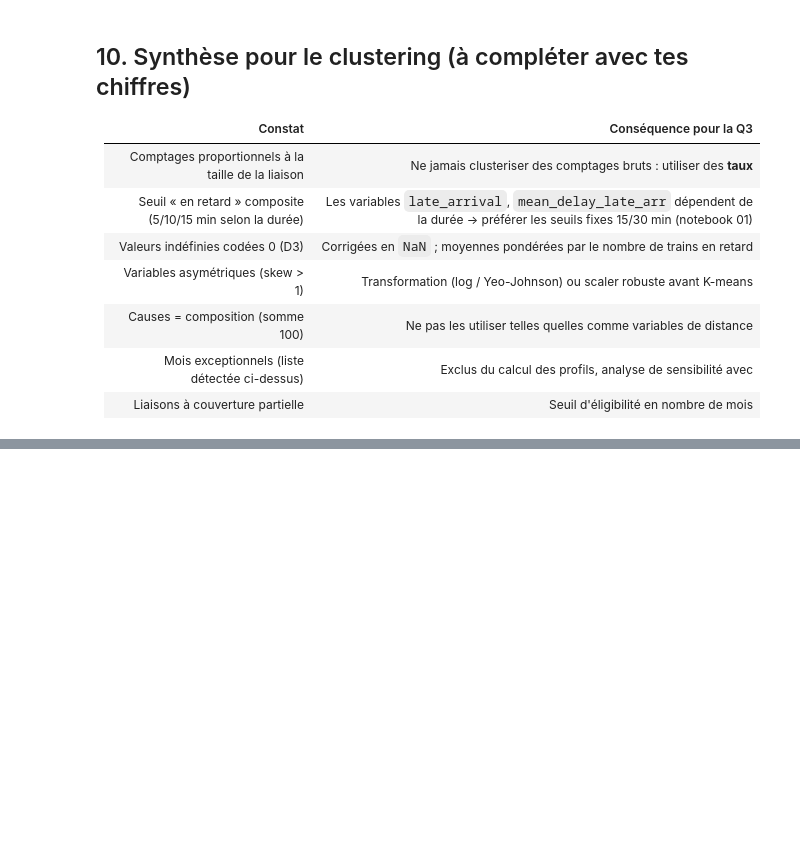
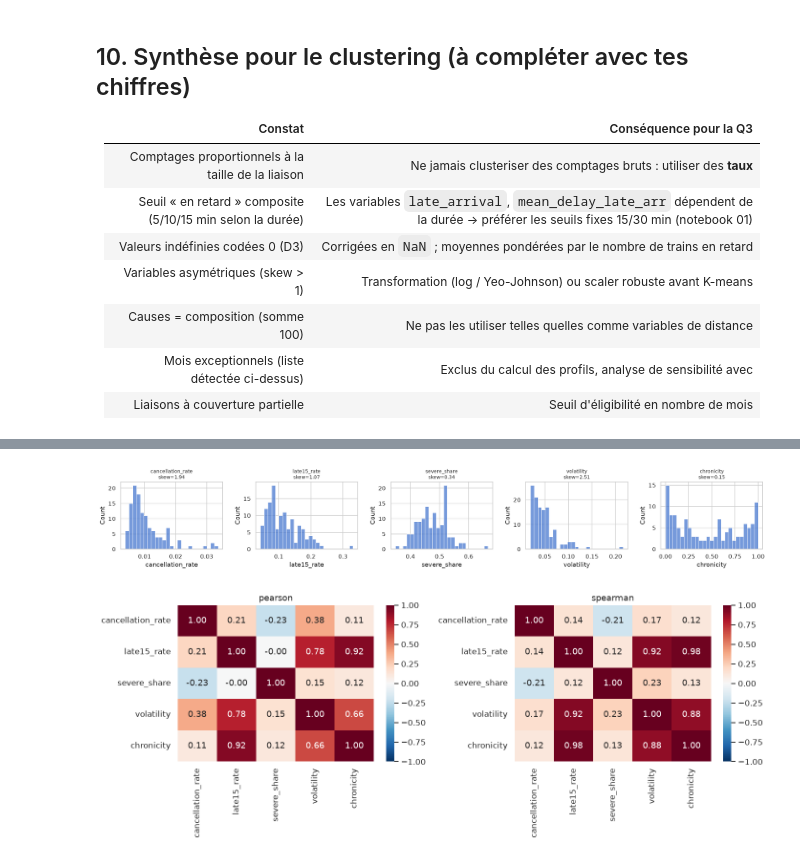
Before and after one commit to bouharrameryem-gmail-com/railinsight, a Jupyter notebook: notebooks/Q3_punctuality_profiles_EDA.ipynb, the cells around one changed output, grey strips where cells are left out. Drawn from its saved outputs; the diff is of its cells as text; code cells hidden in the pictures; blank space fills up the shorter version.

```diff
--- a/notebooks/Q3_punctuality_profiles_EDA.ipynb
+++ b/notebooks/Q3_punctuality_profiles_EDA.ipynb
@@ -617,0 +659,27 @@ on ne peut pas conclure *pourquoi* une liaison est dans un groupe.
+# %%
+# data-driven exceptional months
+
+def robust_z(x: pd.Series) -> pd.Series:
+    """Robust z-score: (x - median) / (1.4826 * MAD)."""
+    mad = 1.4826 * (x - x.median()).abs().median()
+    return (x - x.median()) / mad if mad > 0 else x * 0.0
+
+
+def exceptional_months(data: pd.DataFrame, z_threshold: float = 3.5) -> list[str]:
+    """Months where the whole network is abnormal, compared with the same calendar month."""
+    net = data.groupby("date")[["trains_planned", "trains_cancelled", "late_15min", "trains_run"]].sum()
+    rates = pd.DataFrame({
+        "cancellation": net["trains_cancelled"] / net["trains_planned"],
+        "late15": net["late_15min"] / net["trains_run"].clip(lower=1),
+    })
+    residual = rates - rates.groupby(rates.index.month).transform("median")
+    flagged = (residual.apply(robust_z) > z_threshold).any(axis=1)
+    return sorted(str(m) for m in rates.index[flagged])
+
+
+EXCEPTIONAL_MONTHS = exceptional_months(df)
+print("Exceptional months (data-driven):", EXCEPTIONAL_MONTHS)
+df_normal = df[~df["date"].astype(str).isin(EXCEPTIONAL_MONTHS)].copy()
+
+if not EXCLUDE_EXCEPTIONAL:
+    df_normal = df.copy()
@@ -617,0 +819,19 @@ on ne peut pas conclure *pourquoi* une liaison est dans un groupe.
+# %%
+FEATURES = FIXED_FEATURES if FEATURE_SET == "fixed" else COMPOSITE_FEATURES
+Xdf = eligible[FEATURES]
+
+fig, axes = plt.subplots(1, len(FEATURES), figsize=(18, 3))
+for ax, col in zip(axes, FEATURES):
+    sns.histplot(Xdf[col], bins=25, ax=ax)
+    ax.set_title(f"{col}\nskew={Xdf[col].skew():.2f}", fontsize=9)
+plt.tight_layout(); plt.show()
+
+fig, axes = plt.subplots(1, 2, figsize=(13, 5))
+for ax, method in zip(axes, ["pearson", "spearman"]):
+    sns.heatmap(Xdf.corr(method=method), annot=True, fmt=".2f", cmap="RdBu_r",
+                vmin=-1, vmax=1, ax=ax)
+    ax.set_title(method)
+plt.tight_layout(); plt.show()
+# %% [output]
+[figure, added]
+[figure, added]
```
Also changed, not shown: parts of 24 cells of this notebook.
